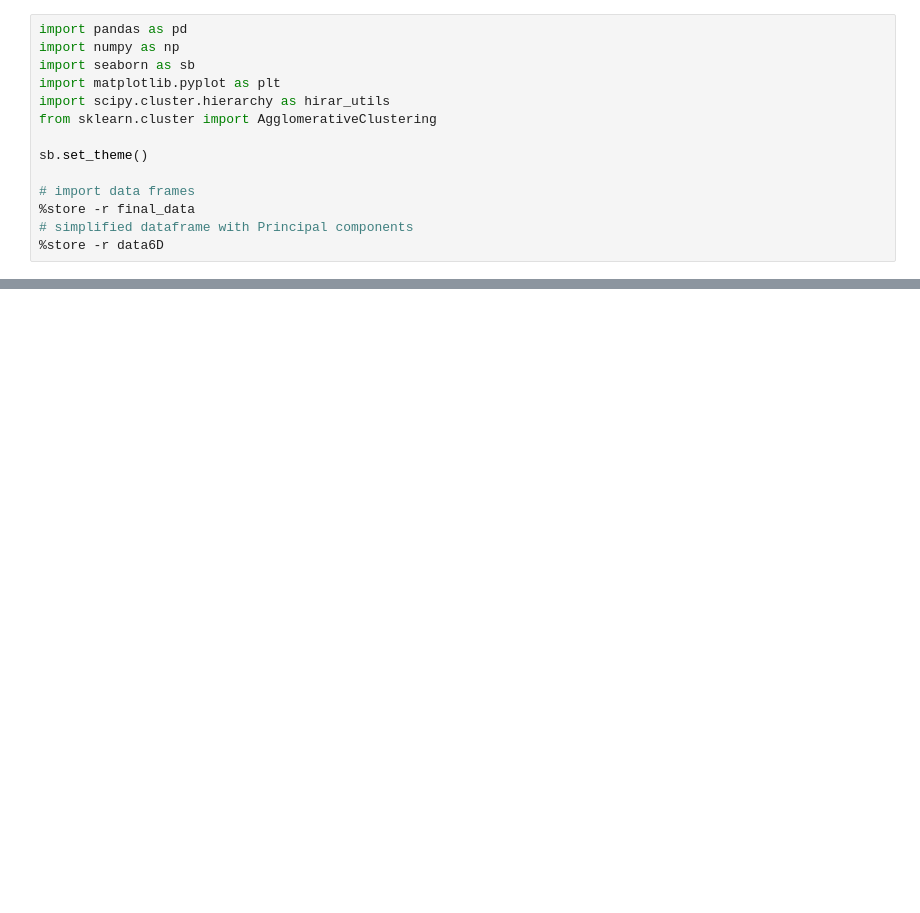
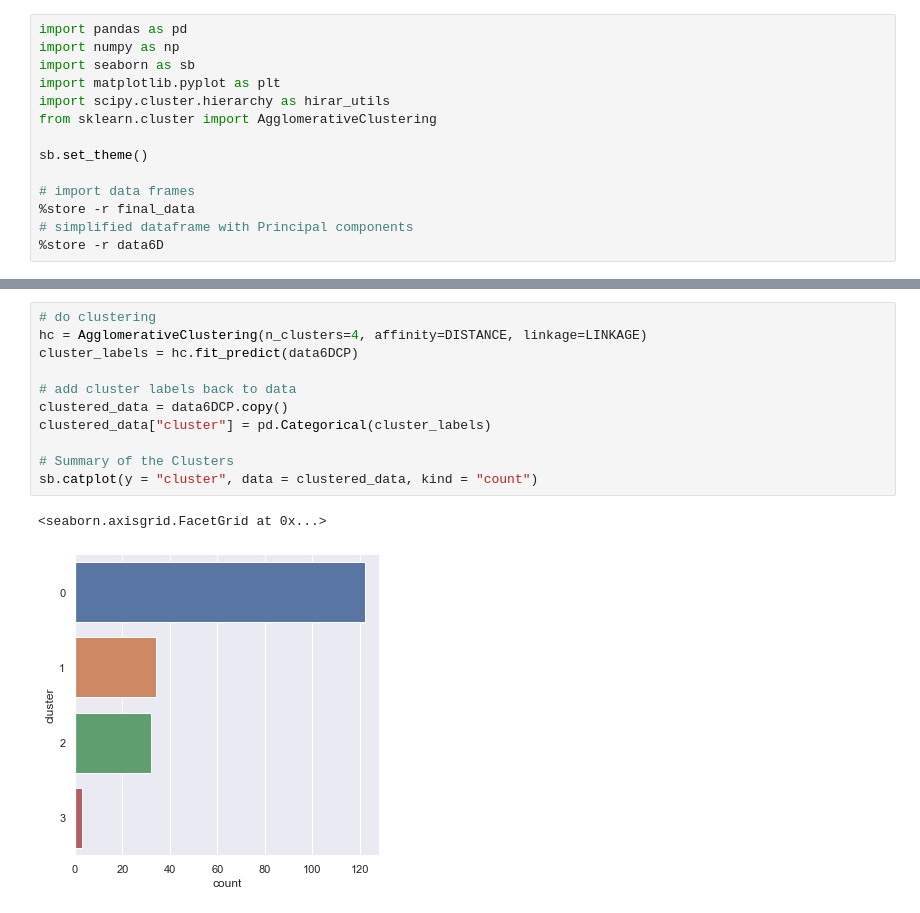
Before and after one commit to Snail664/country-clustering, a Jupyter notebook: hirarchical.ipynb, the cells around one changed output, grey strips where cells are left out. Drawn from its saved outputs; the diff is of its cells as text; blank space fills up the shorter version.

```diff
--- a/hirarchical.ipynb
+++ b/hirarchical.ipynb
@@ -24,0 +26,14 @@ dend = hirar_utils.dendrogram(hirar_utils.linkage(data6DCP, method=METHOD, metri
+# %%
+# do clustering
+hc = AgglomerativeClustering(n_clusters=4, affinity=DISTANCE, linkage=LINKAGE)
+cluster_labels = hc.fit_predict(data6DCP)
+
+# add cluster labels back to data
+clustered_data = data6DCP.copy()
+clustered_data["cluster"] = pd.Categorical(cluster_labels)
+
+# Summary of the Clusters
+sb.catplot(y = "cluster", data = clustered_data, kind = "count")
+# %% [output]
+<seaborn.axisgrid.FacetGrid at 0x...>
+[figure, added]
```
Also changed, not shown: parts of 1 cell of this notebook, 4 other files.
